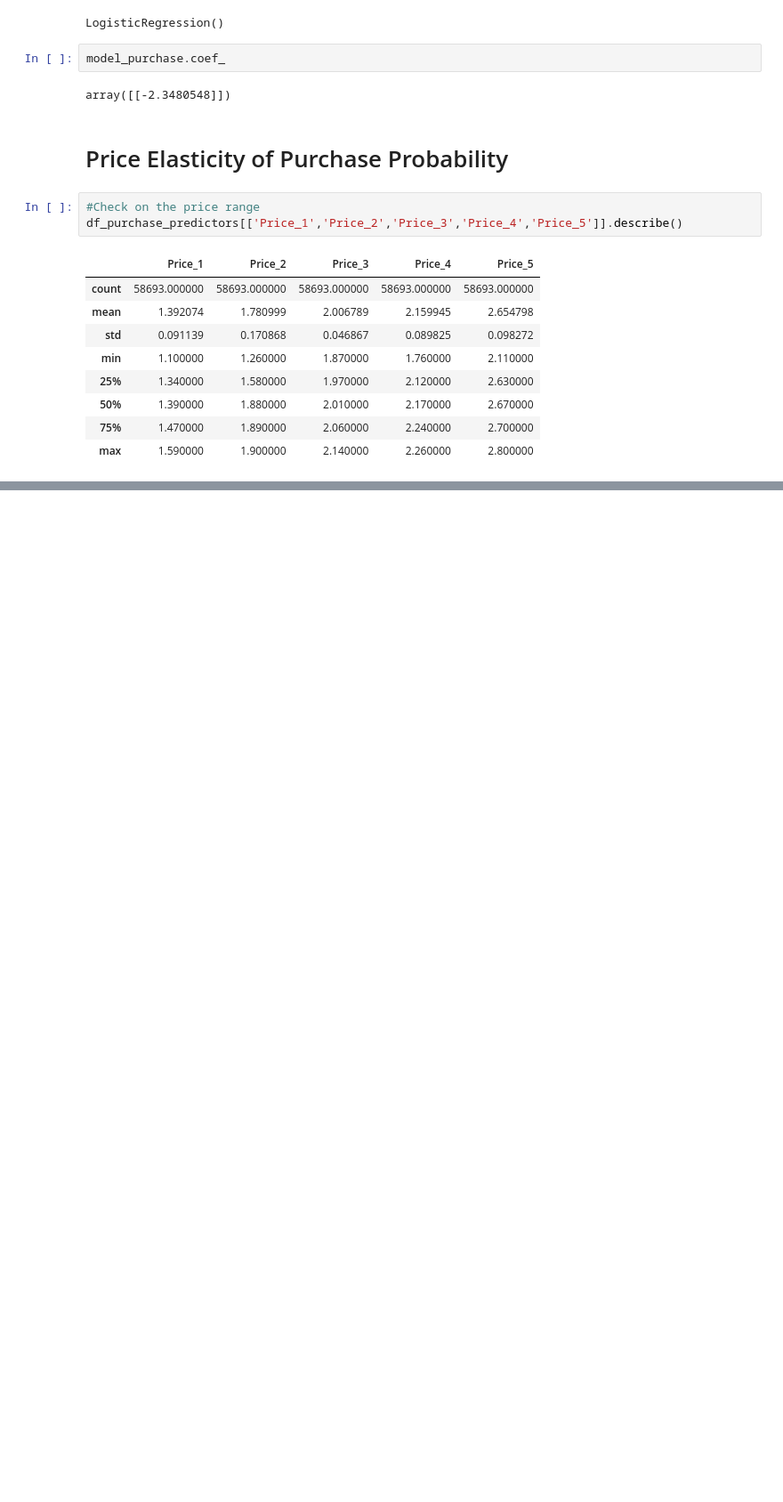
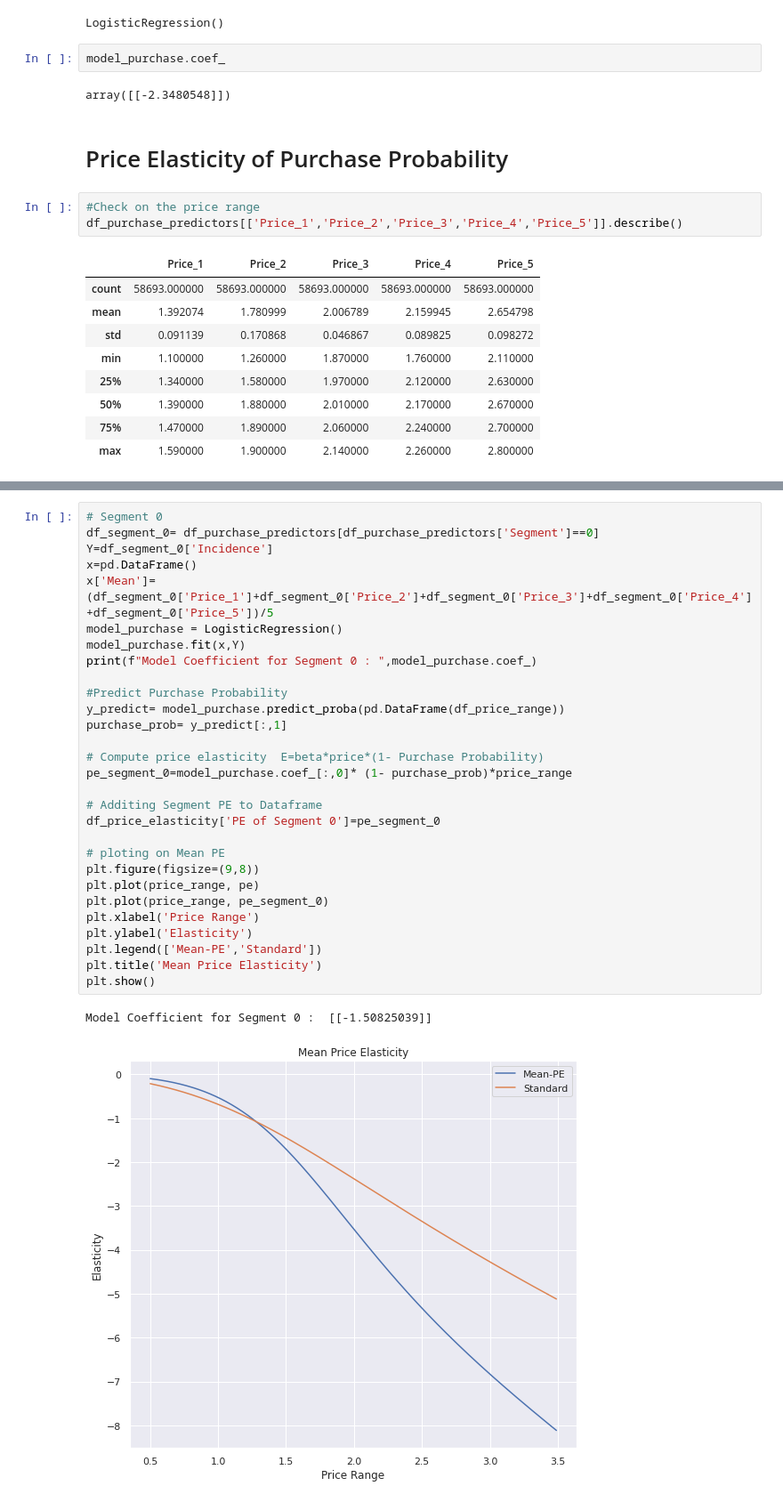
Before and after one commit to rajeevak40/Retail_Analytics, a Jupyter notebook: Customer_Predictive_Analytics_.ipynb, the cells around one changed output, grey strips where cells are left out. Shown at 89% size. Saved outputs shown, nothing was run; the diff lists cells and outputs as text; blank space fills up the shorter version.

```diff
--- a/Customer_Predictive_Analytics_.ipynb
+++ b/Customer_Predictive_Analytics_.ipynb
@@ -107,0 +145,32 @@ y_predict= model_purchase.predict_proba(price_range)
+# %%
+# Segment 0
+df_segment_0= df_purchase_predictors[df_purchase_predictors['Segment']==0]
+Y=df_segment_0['Incidence']
+x=pd.DataFrame()
+x['Mean']=(df_segment_0['Price_1']+df_segment_0['Price_2']+df_segment_0['Price_3']+df_segment_0['Price_4']+df_segment_0['Price_5'])/5
+model_purchase = LogisticRegression()
+model_purchase.fit(x,Y)
+print(f"Model Coefficient for Segment 0 : ",model_purchase.coef_)
+
+#Predict Purchase Probability
+y_predict= model_purchase.predict_proba(pd.DataFrame(df_price_range))
+purchase_prob= y_predict[:,1]
+
+# Compute price elasticity  E=beta*price*(1- Purchase Probability)
+pe_segment_0=model_purchase.coef_[:,0]* (1- purchase_prob)*price_range
+
+# Additing Segment PE to Dataframe
+df_price_elasticity['PE of Segment 0']=pe_segment_0
+
+# ploting on Mean PE
+plt.figure(figsize=(9,8))
+plt.plot(price_range, pe)
+plt.plot(price_range, pe_segment_0)
+plt.xlabel('Price Range')
+plt.ylabel('Elasticity')
+plt.legend(['Mean-PE','Standard'])
+plt.title('Mean Price Elasticity')
+plt.show()
+# %% [output]
+Model Coefficient for Segment 0 :  [[-1.50825039]]
+[figure, added]
```
Also changed, not shown: parts of 20 cells of this notebook.
